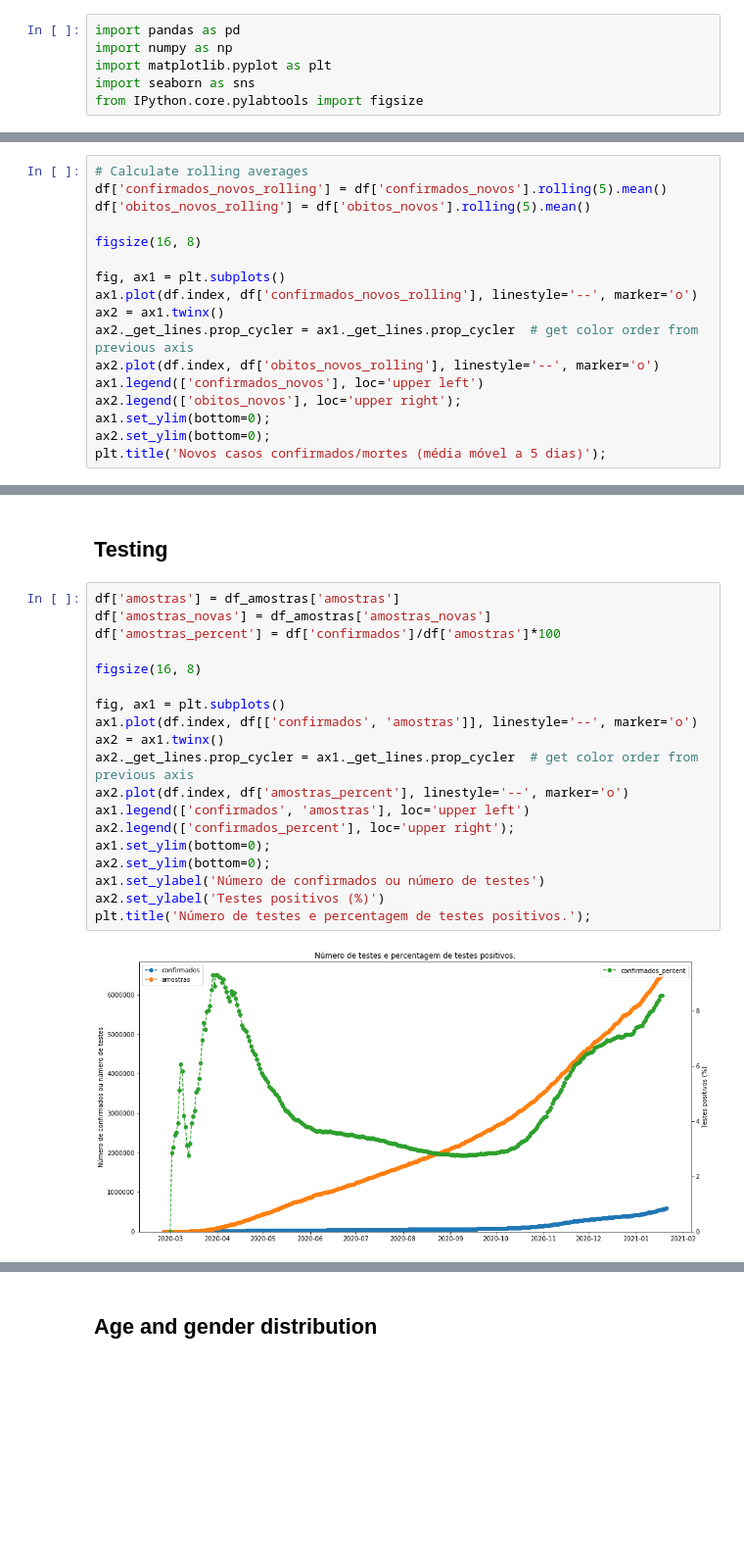
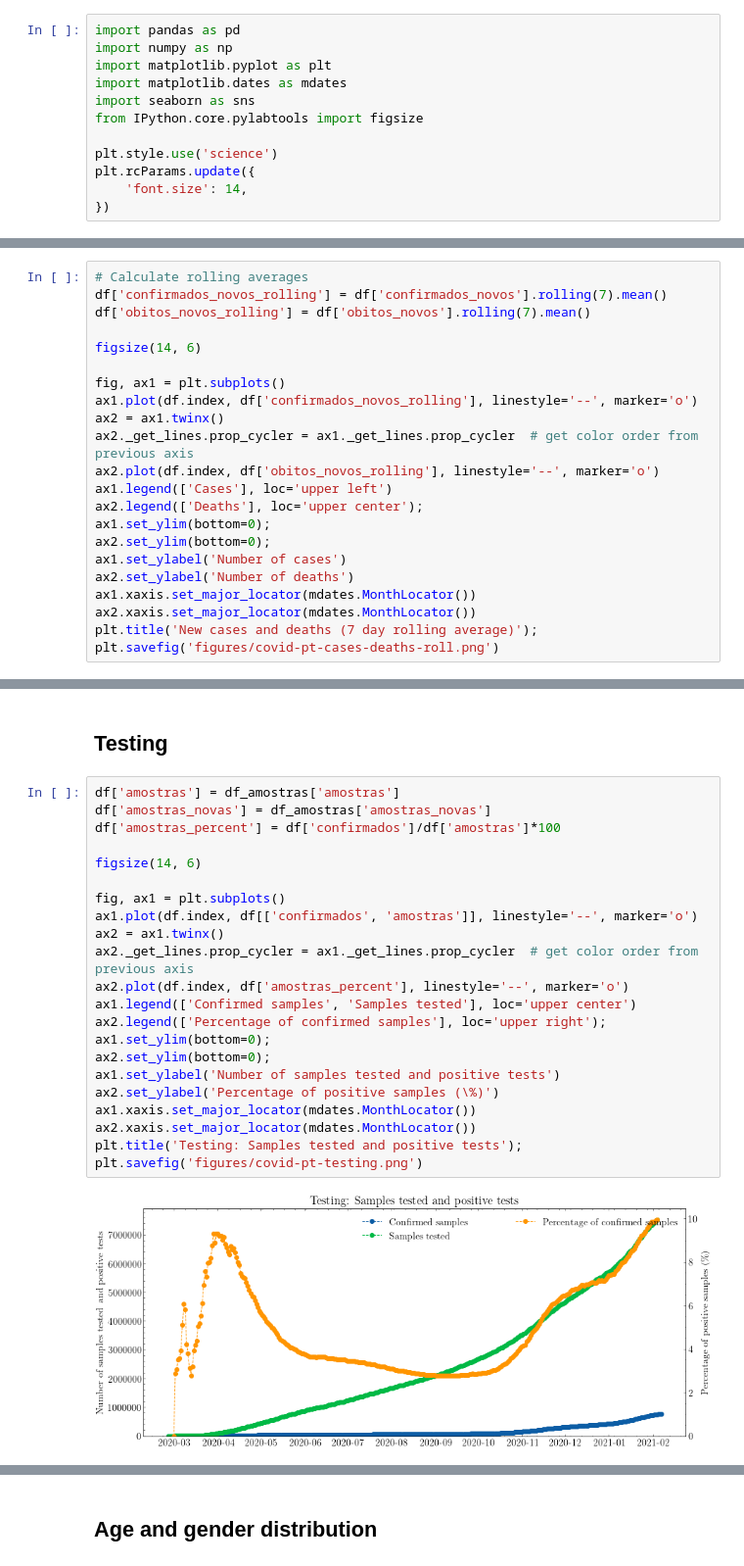
Before and after one commit to jAniceto/data-viz, a Jupyter notebook: covid/covid-portugal.ipynb, the cells around one changed output, grey strips where cells are left out. Shown at 98% size. Drawn from its saved outputs; the diff is of its cells as text; blank space fills up the shorter version.

```diff
--- a/covid/covid-portugal.ipynb
+++ b/covid/covid-portugal.ipynb
@@ -20,8 +20,14 @@ DATA_FILE_URL_AMOSTRAS = 'https://raw.githubusercontent.com/dssg-pt/covid19pt-da
 import pandas as pd
 import numpy as np
 import matplotlib.pyplot as plt
+import matplotlib.dates as mdates
 import seaborn as sns
 from IPython.core.pylabtools import figsize
+
+plt.style.use('science')
+plt.rcParams.update({
+    'font.size': 14,
+})
 # %% [markdown]
 ## Load data
 # %%
@@ -135,19 +149,24 @@ plt.title('Novos casos confirmados/mortes (variações relativamente ao dia ante
 ### Rolling average
 # %%
 # Calculate rolling averages
-df['confirmados_novos_rolling'] = df['confirmados_novos'].rolling(5).mean()
-df['obitos_novos_rolling'] = df['obitos_novos'].rolling(5).mean()
+df['confirmados_novos_rolling'] = df['confirmados_novos'].rolling(7).mean()
+df['obitos_novos_rolling'] = df['obitos_novos'].rolling(7).mean()
 
-figsize(16, 8)
+figsize(14, 6)
 
 fig, ax1 = plt.subplots()
 ax1.plot(df.index, df['confirmados_novos_rolling'], linestyle='--', marker='o')
 ax2 = ax1.twinx()
 ax2._get_lines.prop_cycler = ax1._get_lines.prop_cycler  # get color order from previous axis
 ax2.plot(df.index, df['obitos_novos_rolling'], linestyle='--', marker='o')
-ax1.legend(['confirmados_novos'], loc='upper left')
-ax2.legend(['obitos_novos'], loc='upper right');
+ax1.legend(['Cases'], loc='upper left')
+ax2.legend(['Deaths'], loc='upper center');
 ax1.set_ylim(bottom=0);
 ax2.set_ylim(bottom=0);
-plt.title('Novos casos confirmados/mortes (média móvel a 5 dias)');
+ax1.set_ylabel('Number of cases')
+ax2.set_ylabel('Number of deaths')
+ax1.xaxis.set_major_locator(mdates.MonthLocator())
+ax2.xaxis.set_major_locator(mdates.MonthLocator())
+plt.title('New cases and deaths (7 day rolling average)');
+plt.savefig('figures/covid-pt-cases-deaths-roll.png')
 # %% [output]
@@ -157,24 +176,27 @@ plt.title('Novos casos confirmados/mortes (média móvel a 5 dias)');
 # %%
 df['amostras'] = df_amostras['amostras']
 df['amostras_novas'] = df_amostras['amostras_novas']
 df['amostras_percent'] = df['confirmados']/df['amostras']*100
 
-figsize(16, 8)
+figsize(14, 6)
 
 fig, ax1 = plt.subplots()
 ax1.plot(df.index, df[['confirmados', 'amostras']], linestyle='--', marker='o')
 ax2 = ax1.twinx()
 ax2._get_lines.prop_cycler = ax1._get_lines.prop_cycler  # get color order from previous axis
 ax2.plot(df.index, df['amostras_percent'], linestyle='--', marker='o')
-ax1.legend(['confirmados', 'amostras'], loc='upper left')
-ax2.legend(['confirmados_percent'], loc='upper right');
+ax1.legend(['Confirmed samples', 'Samples tested'], loc='upper center')
+ax2.legend(['Percentage of confirmed samples'], loc='upper right');
 ax1.set_ylim(bottom=0);
 ax2.set_ylim(bottom=0);
-ax1.set_ylabel('Número de confirmados ou número de testes')
-ax2.set_ylabel('Testes positivos (%)')
-plt.title('Número de testes e percentagem de testes positivos.');
+ax1.set_ylabel('Number of samples tested and positive tests')
+ax2.set_ylabel('Percentage of positive samples (\%)')
+ax1.xaxis.set_major_locator(mdates.MonthLocator())
+ax2.xaxis.set_major_locator(mdates.MonthLocator())
+plt.title('Testing: Samples tested and positive tests');
+plt.savefig('figures/covid-pt-testing.png')
 # %% [output]
-[figure, old version]
+[figure, new version]
 # %%
 figsize(16, 8)
 
```
Also changed, not shown: parts of 12 cells of this notebook, 10 other files.
